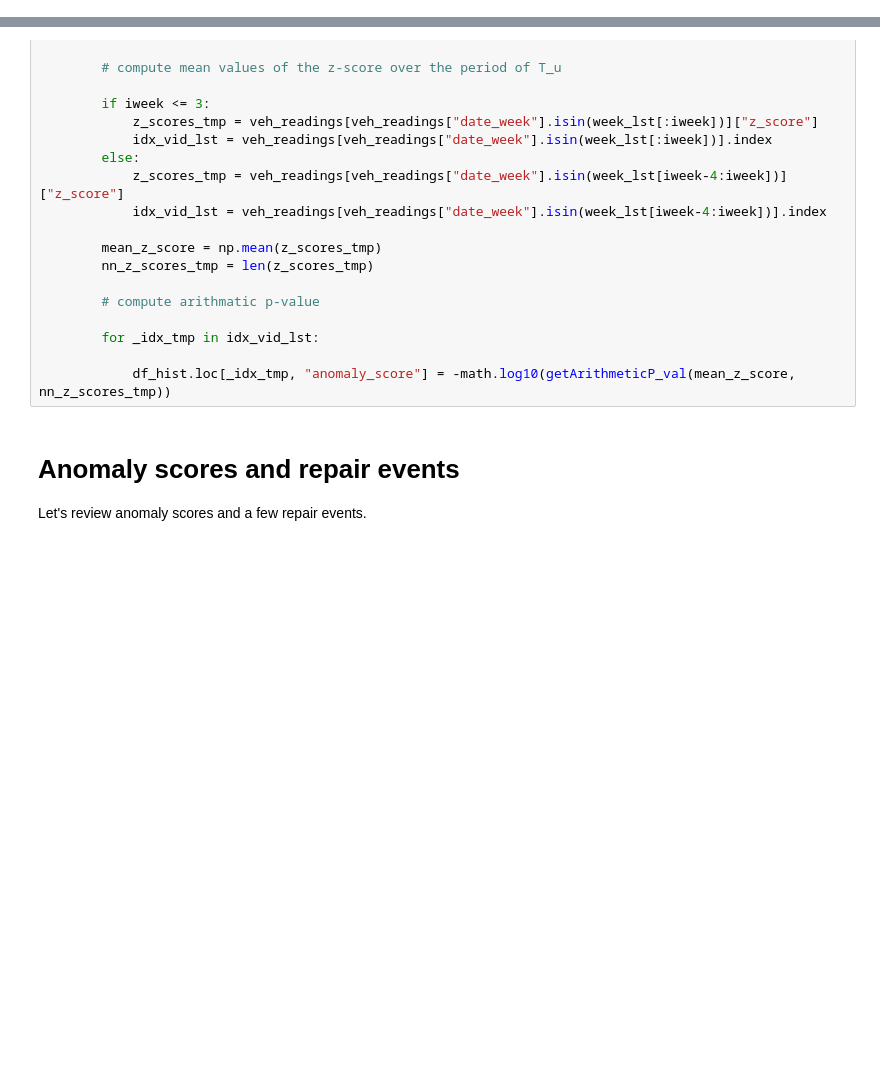
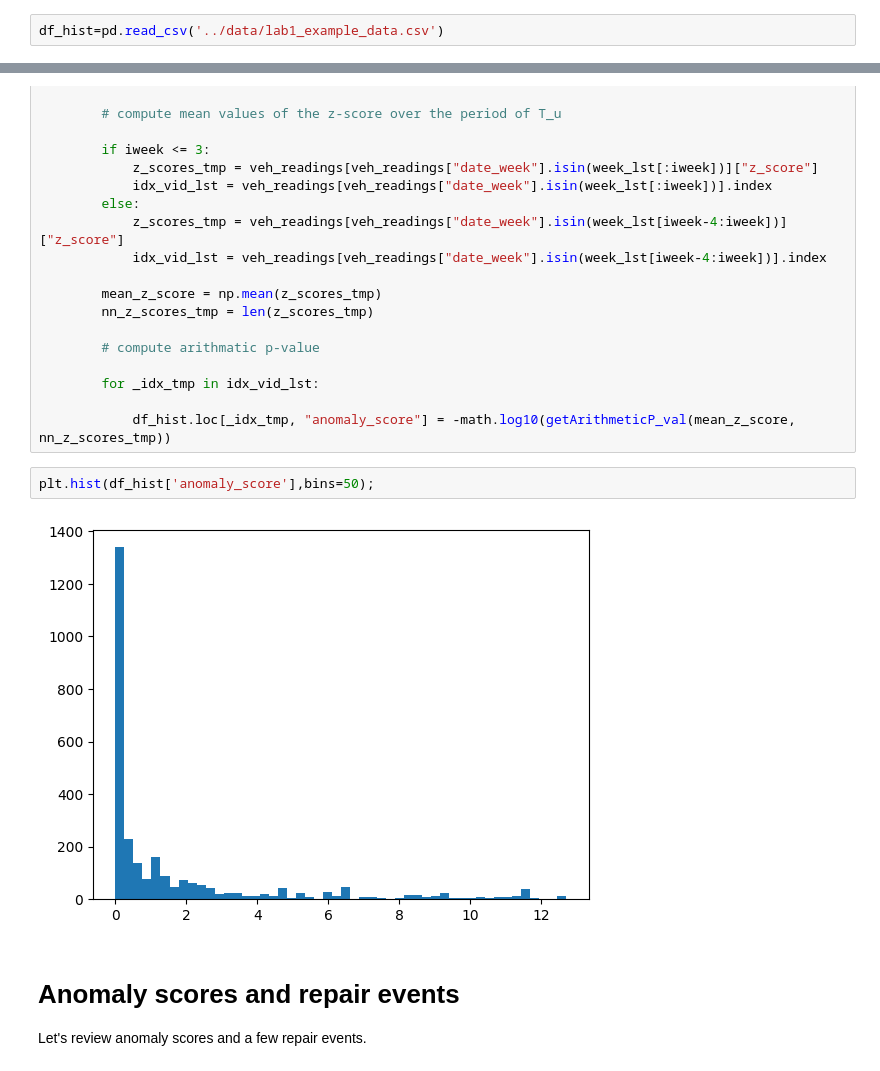
Before and after one commit to cerionXLII/PredictiveMaintenance, a Jupyter notebook: src/ML4PDM_lab1_complete.ipynb, the cells around one changed output, grey strips where cells are left out. Cells and saved outputs as stored; diff of their text form; blank space fills up the shorter version.

Commit message:
Anomaly detection with COSMO method

```diff
--- a/src/ML4PDM_lab1_complete.ipynb
+++ b/src/ML4PDM_lab1_complete.ipynb
@@ -43,3 +21,5 @@ df_hist=pd.read_csv('lab1_example_dataset.csv')
+# %%
+df_hist=pd.read_csv('../data/lab1_example_data.csv')
 # %%
 df_hist.head(5)
 # %% [output]
@@ -222,6 +232,10 @@ for i_vid, vid in enumerate(df_hist["id"].unique()):
         for _idx_tmp in idx_vid_lst:
 
             df_hist.loc[_idx_tmp, "anomaly_score"] = -math.log10(getArithmeticP_val(mean_z_score, nn_z_scores_tmp))
+# %%
+plt.hist(df_hist['anomaly_score'],bins=50);
+# %% [output]
+[figure, added]
 # %% [markdown]
 # Anomaly scores and repair events
 
```
Also changed, not shown: parts of 7 cells of this notebook, 1 other file.
